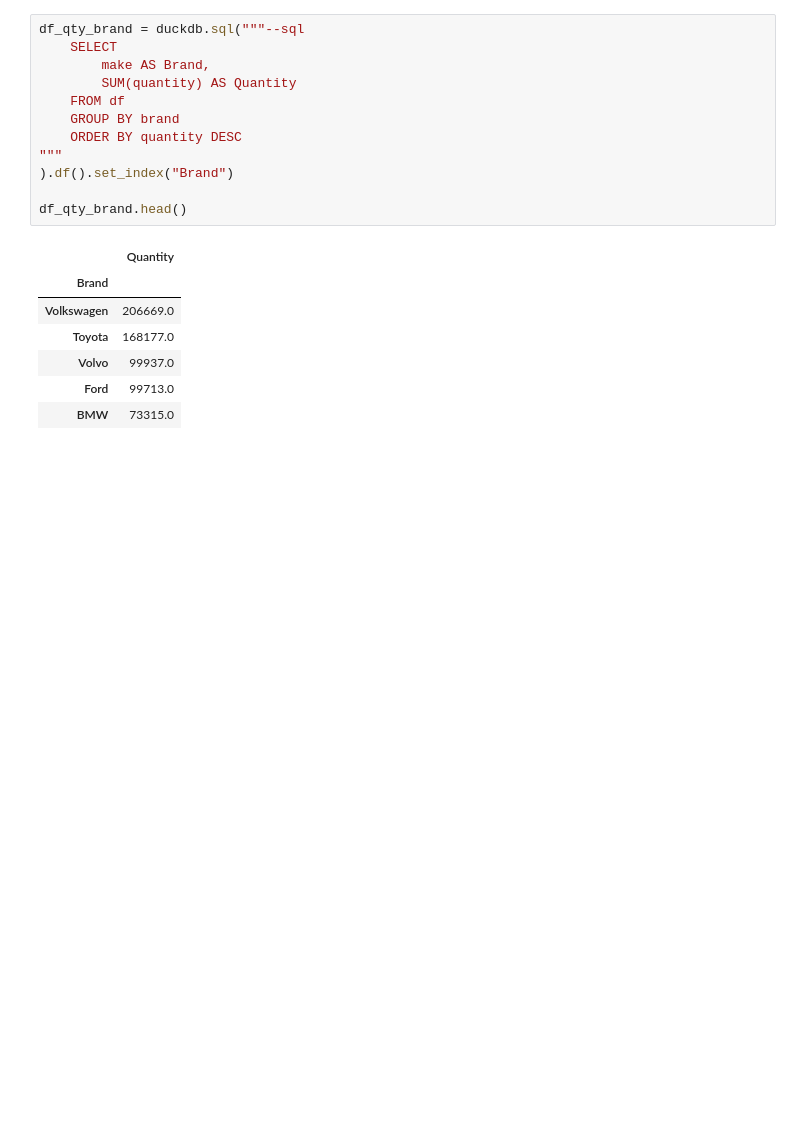
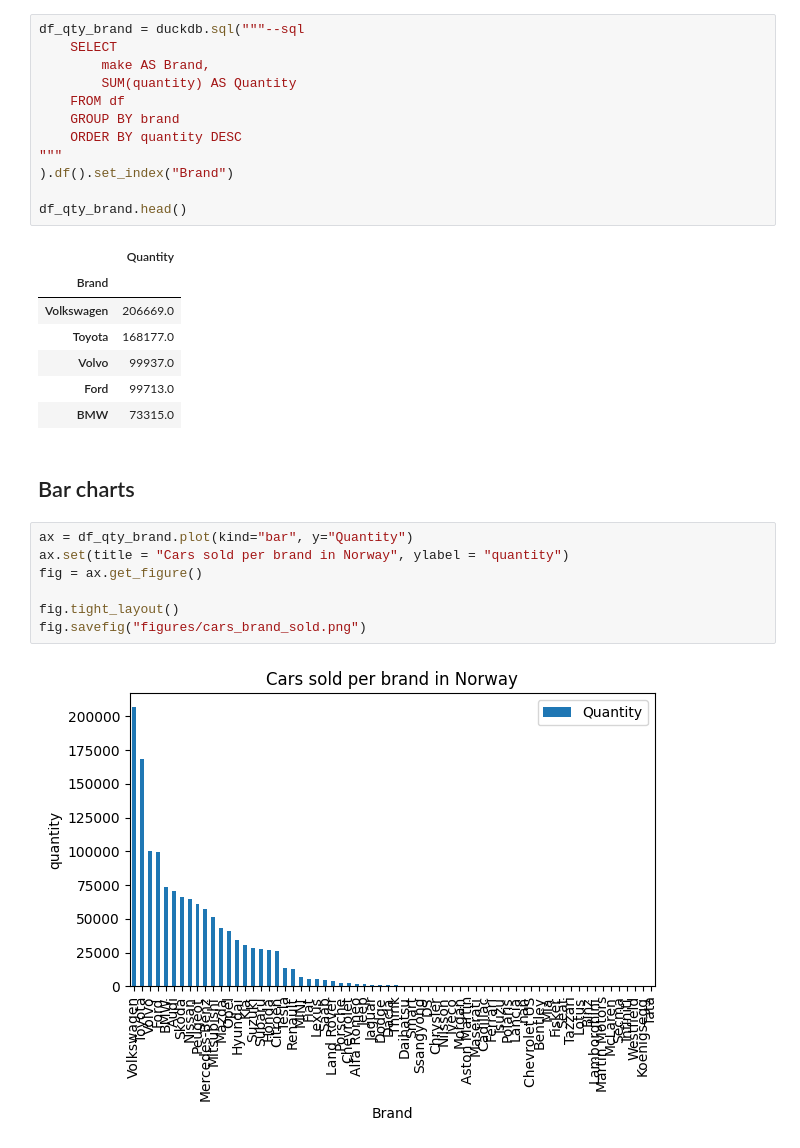
Before and after one commit to kokchun/data_vizualisation_kokchun_giang_de25, a Jupyter notebook: 10_storytelling_matplotlib/storytelling_bar.ipynb, the cells around one changed output. Cells and saved outputs as stored; diff of their text form; blank space fills up the shorter version.

Commit message:
first bar chart

```diff
--- a/10_storytelling_matplotlib/storytelling_bar.ipynb
+++ b/10_storytelling_matplotlib/storytelling_bar.ipynb
@@ -41,3 +41,14 @@ df_qty_brand.head()
 | Volvo | 99937.0 |
 | Ford | 99713.0 |
 | BMW | 73315.0 |
+# %% [markdown]
+## Bar charts
+# %%
+ax = df_qty_brand.plot(kind="bar", y="Quantity")
+ax.set(title = "Cars sold per brand in Norway", ylabel = "quantity")
+fig = ax.get_figure()
+
+fig.tight_layout()
+fig.savefig("figures/cars_brand_sold.png")
+# %% [output]
+[figure, added]
```
Also changed, not shown: 1 other file.
